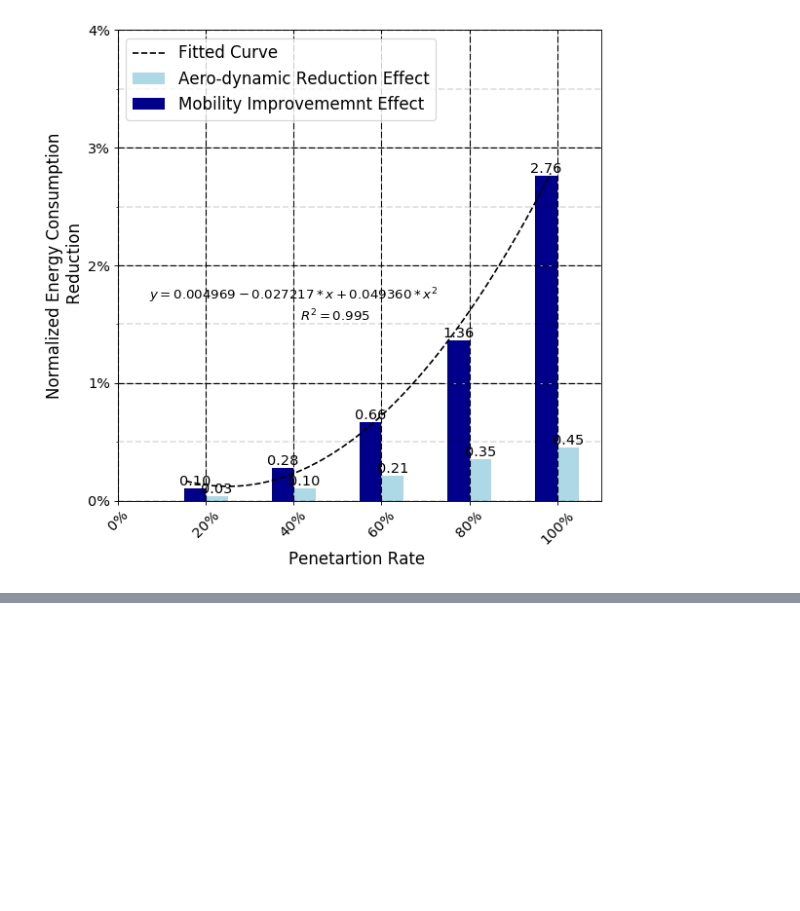
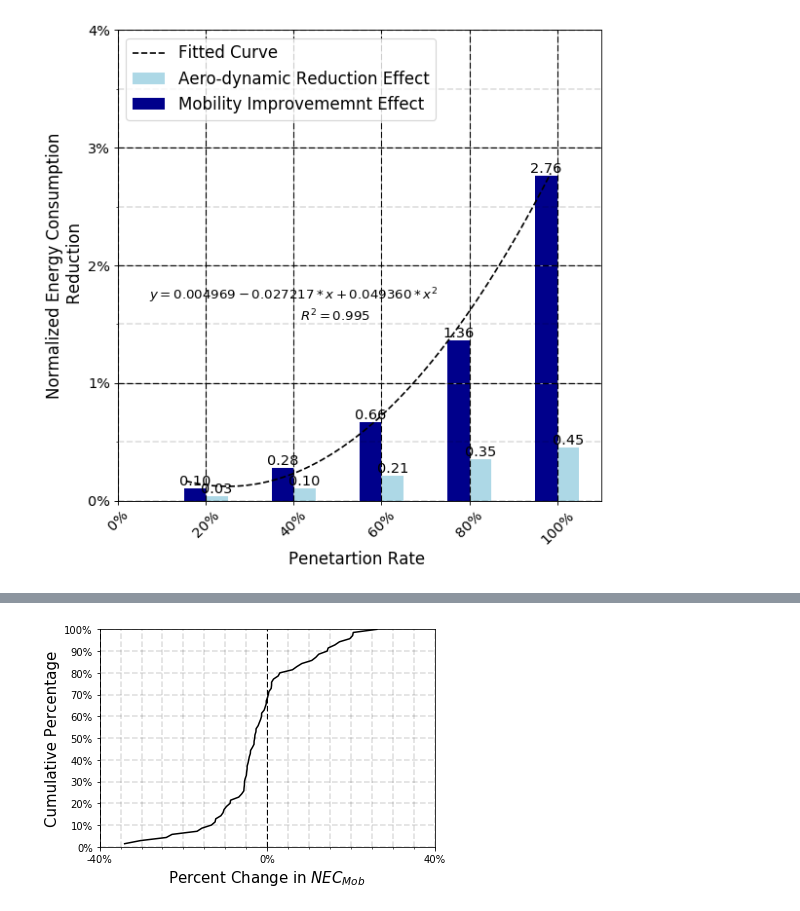
Before and after one commit to haniramezani/Plots-for-Fuel-Consumption-paper, a Jupyter notebook: plots.ipynb, the cells around one changed output, grey strips where cells are left out. Cells and saved outputs as stored; diff of their text form; code cells hidden in the pictures; blank space fills up the shorter version.

```diff
--- a/plots.ipynb
+++ b/plots.ipynb
@@ -199,0 +295,53 @@ plt.show()
+# %%
+fig4, ax=plt.subplots(1,1)
+ax.plot(-df_Mob_link.NEC_change*100,(1-df_Mob_link['rank'])*100, color='k')
+#ax.plot([0,55],[0,55*58], color='k', ls='--',label='fitted line')
+
+ax.set_xlim(-40,40)
+ax.set_ylim(0,100)
+
+ax.set_xlabel('Percent Change in $NEC_{Mob}$', size=15)
+ax.set_ylabel('Cumulative Percentage', size=15)
+fmt = '%.1f%%'
+
+
+fmt = '%.f%%'
+mformat = mtick.FormatStrFormatter(fmt)
+ax.xaxis.set_major_formatter(mformat)
+ax.yaxis.set_major_formatter(mformat)
+
+
+xmajorLocator = mtick.MultipleLocator(40)
+xminorLocator = mtick.MultipleLocator(5)
+ymajorLocator = mtick.MultipleLocator(10)
+
+ax.xaxis.set_major_locator(xmajorLocator)
+ax.yaxis.set_major_locator(ymajorLocator)
+ax.xaxis.set_minor_locator(xminorLocator)
+
+for xmaj in ax.xaxis.get_majorticklocs():
+    ax.axvline(x=xmaj, ls='--', color='k', linewidth=lw)
+for xmaj in ax.xaxis.get_minorticklocs():
+    ax.axvline(x=xmaj, ls='--', color='k', linewidth=0.2*lw)
+for ymaj in ax.yaxis.get_majorticklocs():
+    ax.axhline(y=ymaj, ls='--', color='k',linewidth=0.2*lw)
+
+
+
+
+
+for ticks in ax.xaxis.get_major_ticks():
+    tick.label.set_fontsize(20)
+    tick.label.set_color('k')
+for ticks in ax.xaxis.get_minor_ticks():
+    tick.label.set_fontsize(20)
+    tick.label.set_color('k')
+
+for ticks in ax.yaxis.get_major_ticks():
+    tick.label.set_fontsize(10)
+    tick.label.set_color('k')
+
+
+plt.show()
+# %% [output]
+[figure, added]
```
Also changed, not shown: parts of 5 cells of this notebook.
